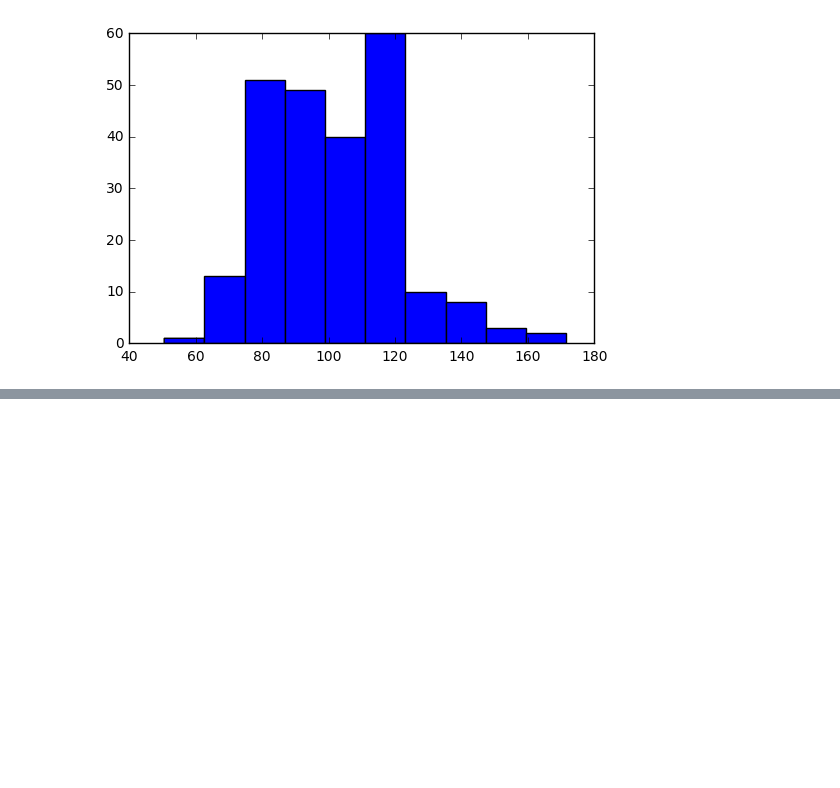
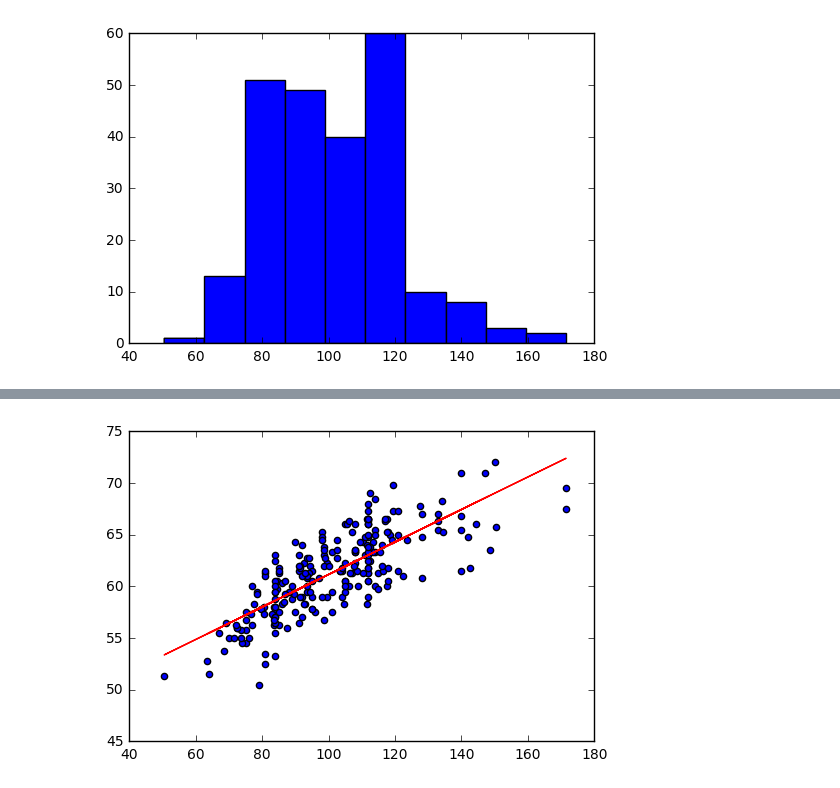
Before and after one commit to zdanev/OCC2017, a Jupyter notebook: Height Weight example.ipynb, the cells around one changed output, grey strips where cells are left out. Saved outputs shown, nothing was run; the diff lists cells and outputs as text; code cells hidden in the pictures; blank space fills up the shorter version.

```diff
--- a/Height Weight example.ipynb
+++ b/Height Weight example.ipynb
@@ -83,0 +149,11 @@ Name: sex, dtype: int64
+# %%
+def predictHeight(weight):
+    return lr.intercept + lr.slope * weight
+# %%
+fitline = predictHeight(df.weightLb)
+# %%
+plt.scatter(df.weightLb, df.heightIn)
+plt.plot(df.weightLb, fitline, c='r')
+plt.show()
+# %% [output]
+[figure, added]
```
Also changed, not shown: parts of 20 cells of this notebook.
